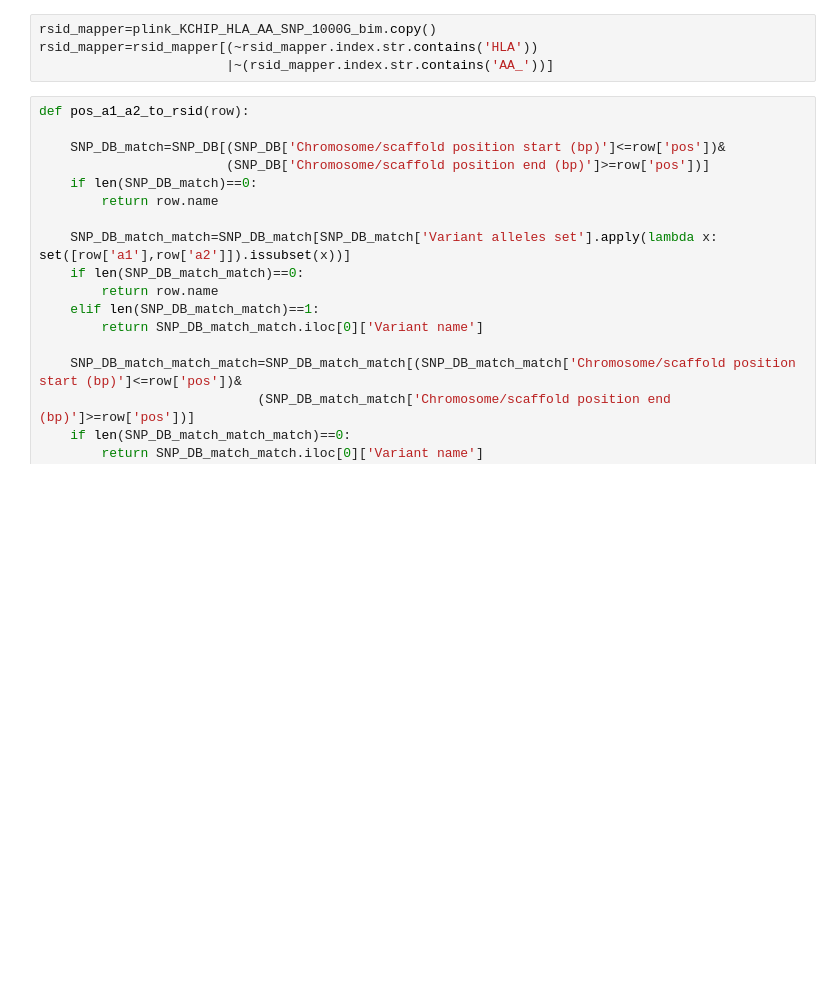
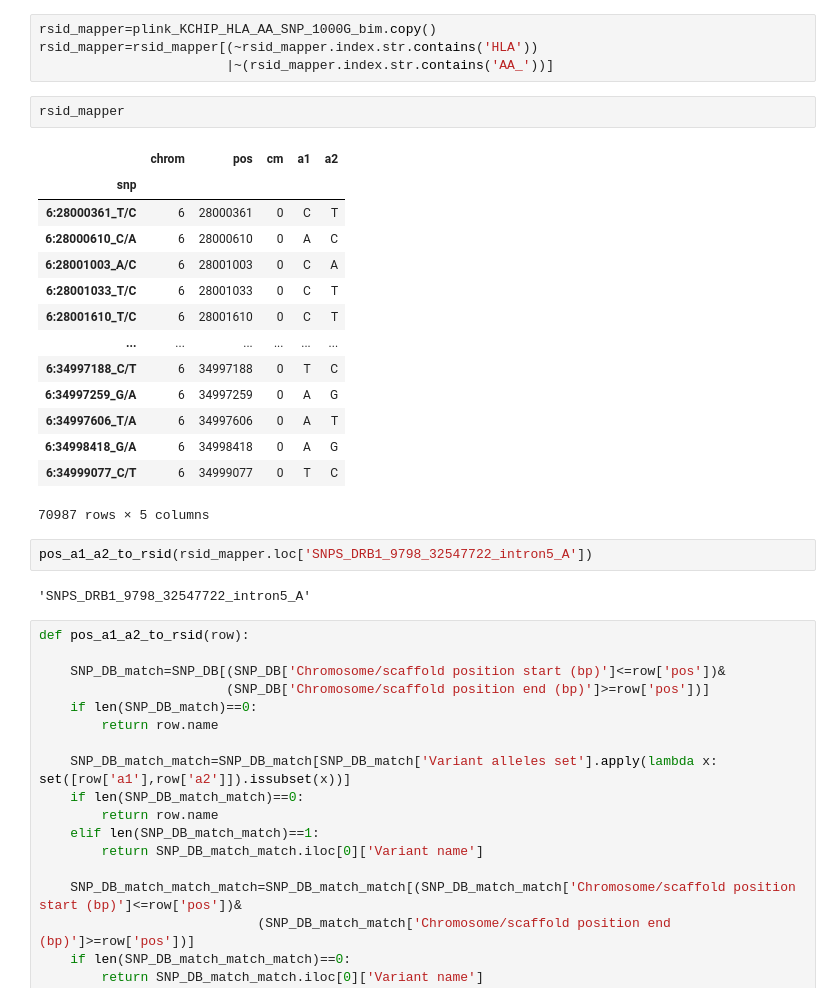
Before and after one commit to chanwkimlab/MHC_Kor_Assoc, a Jupyter notebook: 5_2_report_generation.ipynb, the cells around one changed output. Cells and saved outputs as stored; diff of their text form; blank space fills up the shorter version.

```diff
--- a/5_2_report_generation.ipynb
+++ b/5_2_report_generation.ipynb
@@ -143,6 +155,27 @@ SNP_DB['Variant alleles set']=SNP_DB['Variant alleles'].apply(lambda x: set(x.sp
 rsid_mapper=plink_KCHIP_HLA_AA_SNP_1000G_bim.copy()
 rsid_mapper=rsid_mapper[(~rsid_mapper.index.str.contains('HLA'))
                         |~(rsid_mapper.index.str.contains('AA_'))]
+# %%
+rsid_mapper
+# %% [output]
+|  | chrom | pos | cm | a1 | a2 |
+| snp |  |  |  |  |  |
+| 6:28000361_T/C | 6 | 28000361 | 0 | C | T |
+| 6:28000610_C/A | 6 | 28000610 | 0 | A | C |
+| 6:28001003_A/C | 6 | 28001003 | 0 | C | A |
+| 6:28001033_T/C | 6 | 28001033 | 0 | C | T |
+| 6:28001610_T/C | 6 | 28001610 | 0 | C | T |
+| ... | ... | ... | ... | ... | ... |
+| 6:34997188_C/T | 6 | 34997188 | 0 | T | C |
+| 6:34997259_G/A | 6 | 34997259 | 0 | A | G |
+| 6:34997606_T/A | 6 | 34997606 | 0 | A | T |
+| 6:34998418_G/A | 6 | 34998418 | 0 | A | G |
+| 6:34999077_C/T | 6 | 34999077 | 0 | T | C |
+70987 rows × 5 columns
+# %%
+pos_a1_a2_to_rsid(rsid_mapper.loc['SNPS_DRB1_9798_32547722_intron5_A'])
+# %% [output]
+'SNPS_DRB1_9798_32547722_intron5_A'
 # %%
 def pos_a1_a2_to_rsid(row):
 
```
Also changed, not shown: parts of 5 cells of this notebook, 3 other files.
